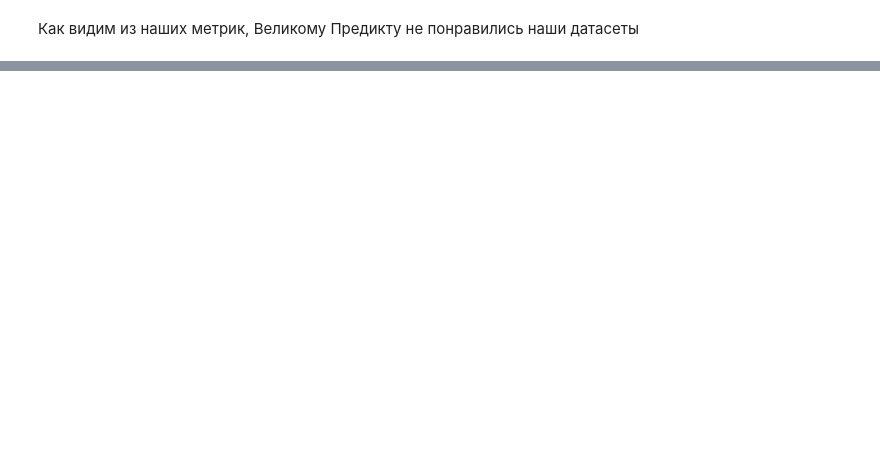
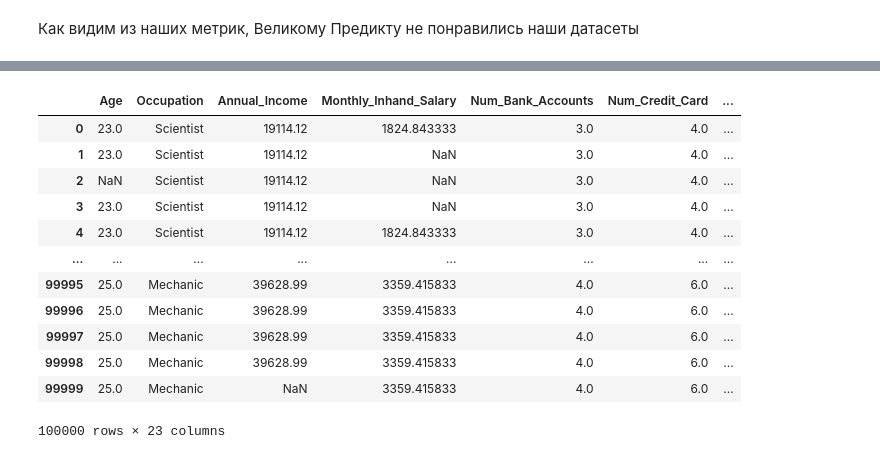
Before and after one commit to Qweeckusha/PROJECT01_credit-score-ml, a Jupyter notebook: classification-model.ipynb, the cells around one changed output, grey strips where cells are left out. Drawn from its saved outputs; the diff is of its cells as text; code cells hidden in the pictures; blank space fills up the shorter version.

```diff
--- a/classification-model.ipynb
+++ b/classification-model.ipynb
@@ -476,0 +602,2 @@ weighted avg       0.60      0.60      0.59    100000
+# %%
+df_train_v2 = base_clean_df(df_train_v2)
@@ -476,0 +625,38 @@ weighted avg       0.60      0.60      0.59    100000
+# %%
+# Улучшенная очистка данных, ставим плотные лимиты, больно, но реалистично
+def advanced_clean_df(df):
+    df = df.copy()  # можно не менять оригинал, ну это bp
+
+    df.loc[(df['Num_Bank_Accounts'] < 0) | (df['Num_Bank_Accounts'] > 20), 'Num_Bank_Accounts'] = np.nan
+
+    df.loc[(df['Interest_Rate'] < 0) | (df['Interest_Rate'] > 36), 'Interest_Rate'] = np.nan
+
+    df.loc[(df['Num_Credit_Card'] < 0) | (df['Num_Credit_Card'] > 10), 'Num_Credit_Card'] = np.nan
+
+    df.loc[(df['Num_of_Loan'] < 0) | (df['Num_of_Loan'] > 10), 'Num_of_Loan'] = np.nan
+
+    df.loc[(df['Annual_Income'] <= 1200) | (df['Annual_Income'] > 10_000_000), 'Annual_Income'] = np.nan
+
+    df.loc[(df['Monthly_Inhand_Salary'] <= 100) | (df['Monthly_Inhand_Salary'] > 500_000), 'Monthly_Inhand_Salary'] = np.nan
+
+    df.loc[(df['Delay_from_due_date'] < 0) | (df['Delay_from_due_date'] > 100), 'Delay_from_due_date'] = np.nan
+
+    df.loc[(df['Num_of_Delayed_Payment'] < 0) | (df['Num_of_Delayed_Payment'] > 50), 'Num_of_Delayed_Payment'] = np.nan
+
+    df.loc[(df['Changed_Credit_Limit'] < -100) | (df['Changed_Credit_Limit'] > 100), 'Changed_Credit_Limit'] = np.nan
+
+    df.loc[(df['Num_Credit_Inquiries'] < 0) | (df['Num_Credit_Inquiries'] > 20), 'Num_Credit_Inquiries'] = np.nan
+
+    df.loc[(df['Outstanding_Debt'] < 0) | (df['Outstanding_Debt'] > 10_000_000), 'Outstanding_Debt'] = np.nan
+
+    df.loc[(df['Credit_Utilization_Ratio'] < 0) | (df['Credit_Utilization_Ratio'] > 100), 'Credit_Utilization_Ratio'] = np.nan
+
+    df.loc[(df['Credit_History_Age'] < 0) | (df['Credit_History_Age'] > 600), 'Credit_History_Age'] = np.nan
+
+    df.loc[(df['Total_EMI_per_month'] < 0) | (df['Total_EMI_per_month'] > 1_000_000), 'Total_EMI_per_month'] = np.nan
+
+    df.loc[(df['Amount_invested_monthly'] < 0) | (df['Amount_invested_monthly'] > 1_000_000), 'Amount_invested_monthly'] = np.nan
+
+    df.loc[(df['Monthly_Balance'] < 0) | (df['Monthly_Balance'] > 10_000_000), 'Monthly_Balance'] = np.nan
+
+    return df
@@ -476,0 +685,18 @@ weighted avg       0.60      0.60      0.59    100000
+# %%
+df_train_v2 = advanced_clean_df(df_train_v2)
+# %%
+df_train_v2
+# %% [output]
+|  | Age | Occupation | Annual_Income | Monthly_Inhand_Salary | Num_Bank_Accounts | Num_Credit_Card | ... |
+| 0 | 23.0 | Scientist | 19114.12 | 1824.843333 | 3.0 | 4.0 | ... |
+| 1 | 23.0 | Scientist | 19114.12 | NaN | 3.0 | 4.0 | ... |
+| 2 | NaN | Scientist | 19114.12 | NaN | 3.0 | 4.0 | ... |
+| 3 | 23.0 | Scientist | 19114.12 | NaN | 3.0 | 4.0 | ... |
+| 4 | 23.0 | Scientist | 19114.12 | 1824.843333 | 3.0 | 4.0 | ... |
+| ... | ... | ... | ... | ... | ... | ... | ... |
+| 99995 | 25.0 | Mechanic | 39628.99 | 3359.415833 | 4.0 | 6.0 | ... |
+| 99996 | 25.0 | Mechanic | 39628.99 | 3359.415833 | 4.0 | 6.0 | ... |
+| 99997 | 25.0 | Mechanic | 39628.99 | 3359.415833 | 4.0 | 6.0 | ... |
+| 99998 | 25.0 | Mechanic | 39628.99 | 3359.415833 | 4.0 | 6.0 | ... |
+| 99999 | 25.0 | Mechanic | NaN | 3359.415833 | 4.0 | 6.0 | ... |
+100000 rows × 23 columns
```
Also changed, not shown: parts of 62 cells of this notebook, 1 other file.
